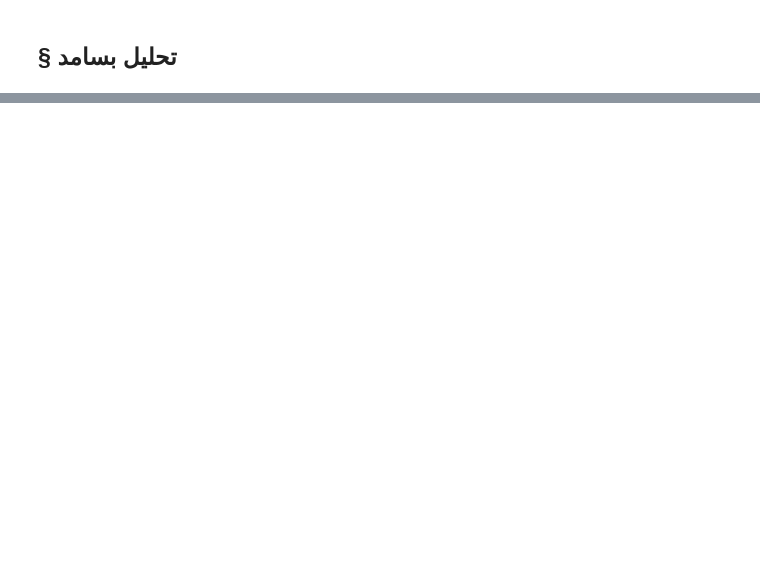
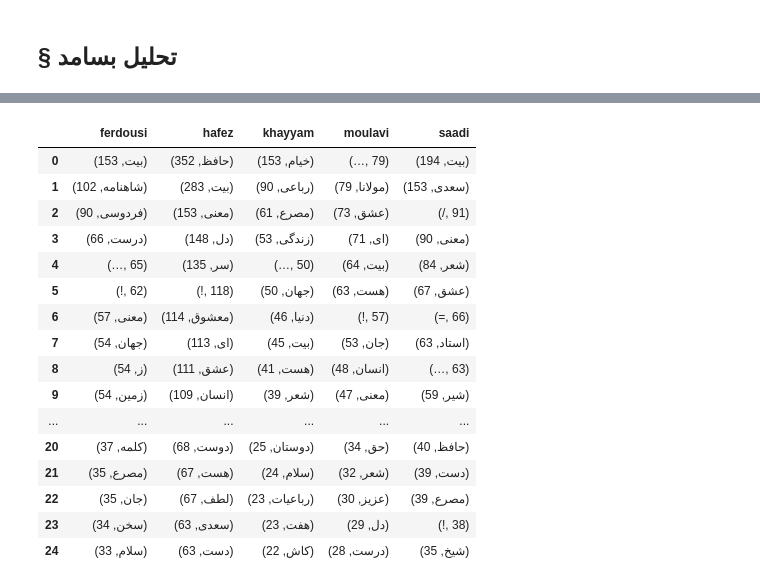
Before and after one commit to jrazi/nlp-assignments-spring-2023, a Jupyter notebook: A1/report/Report.ipynb, the cells around one changed output, grey strips where cells are left out. Saved outputs shown, nothing was run; the diff lists cells and outputs as text; code cells hidden in the pictures; blank space fills up the shorter version.

```diff
--- a/A1/report/Report.ipynb
+++ b/A1/report/Report.ipynb
@@ -488,0 +435,5 @@ print(weighted_levenshtein.distance('لثه', 'لستم'))
+# %%
+from hazm import word_tokenize
+df["tokenized_comment"] = df["comment_as_sentences"].apply(lambda sentences: word_tokenize(''.join(sentences)))
+
+df[["tokenized_comment"]][5:10]
@@ -488,0 +458,3 @@ print(weighted_levenshtein.distance('لثه', 'لستم'))
+# %%
+stop_words = hazm.stopwords_list()
+' , '.join(stop_words[:50])
@@ -488,0 +463,5 @@ print(weighted_levenshtein.distance('لثه', 'لستم'))
+# %%
+from hazm import word_tokenize
+df["tokenized_comment_stripped"] = df["tokenized_comment"].apply(lambda words: [w for w in words if w not in stop_words])
+
+df[["tokenized_comment", "tokenized_comment_stripped"]].iloc()[:3]
@@ -488,0 +477,6 @@ print(weighted_levenshtein.distance('لثه', 'لستم'))
+# %%
+modified_stop_words = hazm.stopwords_list() + [',', '.', ':', '«', '»', '(', ')', '،', '-', '?', '؟', '-']
+
+df["stripped2"] = df["tokenized_comment_stripped"].apply(lambda words: [w for w in words if w not in modified_stop_words])
+
+df[["tokenized_comment_stripped", "stripped2"]].iloc()[:3]
@@ -488,0 +495,34 @@ print(weighted_levenshtein.distance('لثه', 'لستم'))
+# %%
+
+from nltk import FreqDist
+data_per_poet = df.groupby(by=['poet'])["stripped2"]
+
+# tokenized_comments_dist
+tokenized_comments_per_poet = data_per_poet.apply(lambda x: np.array(x, dtype=object))
+freq_dist = {}
+for poet in data_per_poet:
+    # pass
+    wlist_poet = list(np.concatenate(tokenized_comments_per_poet[poet[0]]).flatten())
+    freq_dist[poet[0]] = FreqDist(wlist_poet).most_common(25)
+
+freq_dist
+fdf = pd.DataFrame(freq_dist)
+fdf
+# %% [output]
+|  | ferdousi | hafez | khayyam | moulavi | saadi |
+| 0 | (بیت, 153) | (حافظ, 352) | (خیام, 153) | (…, 79) | (بیت, 194) |
+| 1 | (شاهنامه, 102) | (بیت, 283) | (رباعی, 90) | (مولانا, 79) | (سعدی, 153) |
+| 2 | (فردوسی, 90) | (معنی, 153) | (مصرع, 61) | (عشق, 73) | (/, 91) |
+| 3 | (درست, 66) | (دل, 148) | (زندگی, 53) | (ای, 71) | (معنی, 90) |
+| 4 | (…, 65) | (سر, 135) | (…, 50) | (بیت, 64) | (شعر, 84) |
+| 5 | (!, 62) | (!, 118) | (جهان, 50) | (هست, 63) | (عشق, 67) |
+| 6 | (معنی, 57) | (معشوق, 114) | (دنیا, 46) | (!, 57) | (=, 66) |
+| 7 | (جهان, 54) | (ای, 113) | (بیت, 45) | (جان, 53) | (استاد, 63) |
+| 8 | (ز, 54) | (عشق, 111) | (هست, 41) | (انسان, 48) | (…, 63) |
+| 9 | (زمین, 54) | (انسان, 109) | (شعر, 39) | (معنی, 47) | (شیر, 59) |
+| ... | ... | ... | ... | ... | ... |
+| 20 | (کلمه, 37) | (دوست, 68) | (دوستان, 25) | (حق, 34) | (حافظ, 40) |
+| 21 | (مصرع, 35) | (هست, 67) | (سلام, 24) | (شعر, 32) | (دست, 39) |
+| 22 | (جان, 35) | (لطف, 67) | (رباعیات, 23) | (عزیز, 30) | (مصرع, 39) |
+| 23 | (سخن, 34) | (سعدی, 63) | (هفت, 23) | (دل, 29) | (!, 38) |
+| 24 | (سلام, 33) | (دست, 63) | (کاش, 22) | (درست, 28) | (شیخ, 35) |
```
Also changed, not shown: parts of 117 cells of this notebook, 5 other files.
